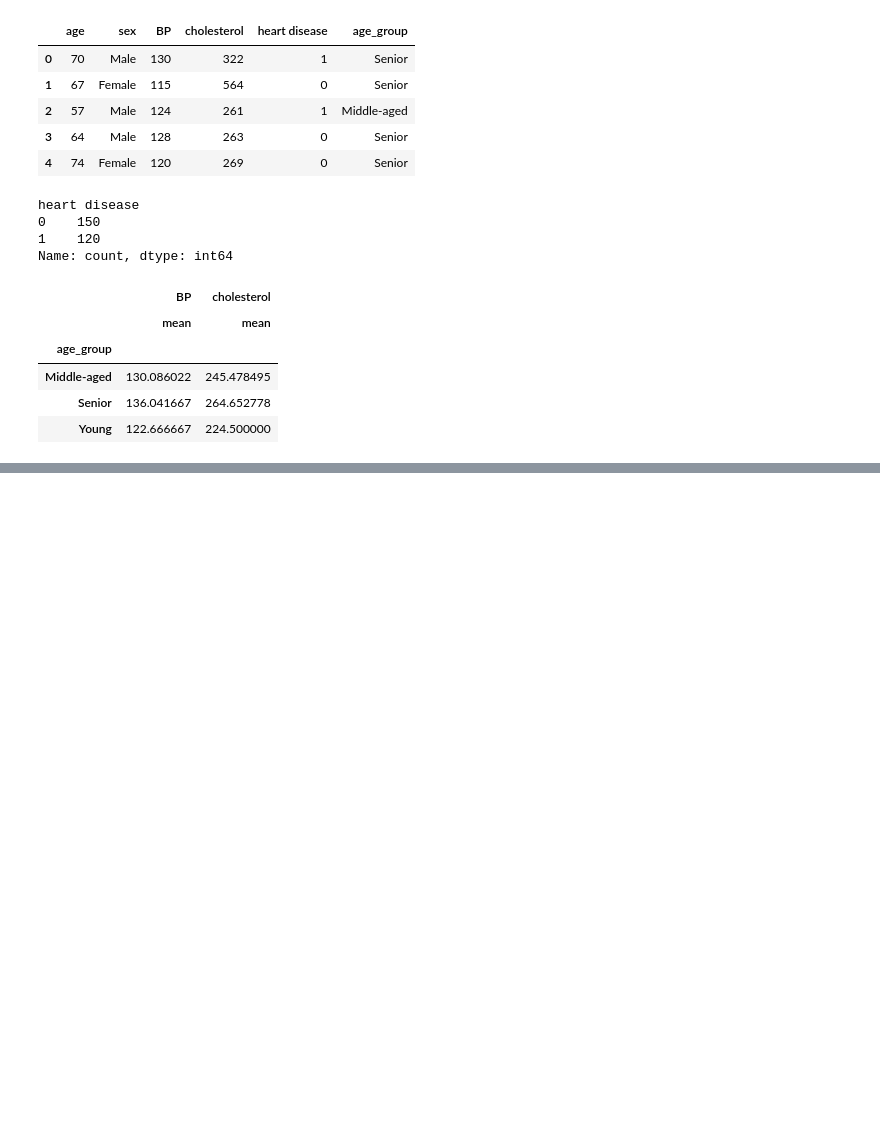
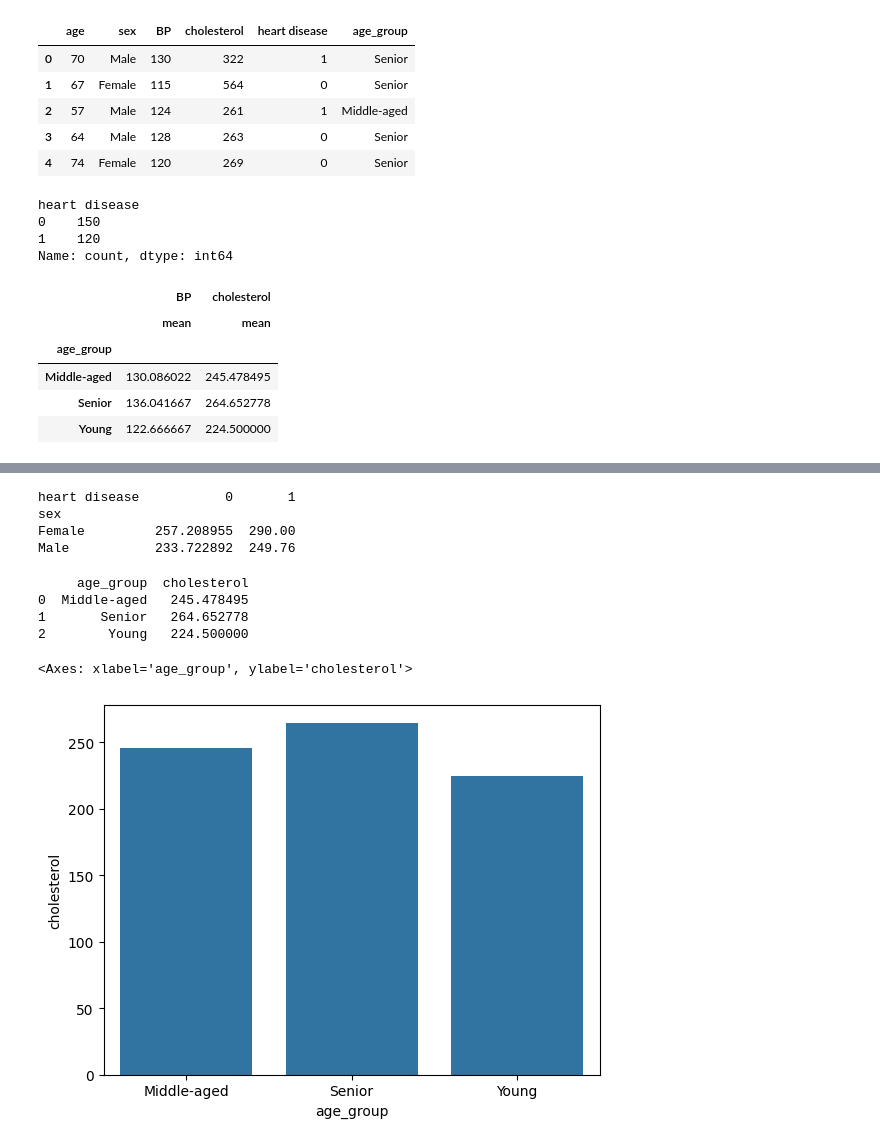
Before and after one commit to divyakhandelwal2211/regex-python-libraries, a Jupyter notebook: heart_v2.ipynb, the cells around one changed output, grey strips where cells are left out. Drawn from its saved outputs; the diff is of its cells as text; code cells hidden in the pictures; blank space fills up the shorter version.

```diff
--- a/heart_v2.ipynb
+++ b/heart_v2.ipynb
@@ -112,0 +177,29 @@ df.groupby('age_group').agg({'BP':['mean'],'cholesterol':['mean']})
+# %%
+import pandas as pd
+
+# Create pivot table
+pivot = pd.pivot_table(
+    df,
+    values='cholesterol',
+    index='sex',
+    columns='heart disease',
+    aggfunc='mean'
+)
+
+print(pivot)
+# %% [output]
+heart disease           0       1
+sex
+Female         257.208955  290.00
+Male           233.722892  249.76
+# %%
+grouped1 = df.groupby('age_group') ['cholesterol'].mean().reset_index()
+print(grouped1)
+sns.barplot( x='age_group',y='cholesterol',data=grouped1)
+# %% [output]
+     age_group  cholesterol
+0  Middle-aged   245.478495
+1       Senior   264.652778
+2        Young   224.500000
+<Axes: xlabel='age_group', ylabel='cholesterol'>
+[figure, added]
```
Also changed, not shown: parts of 8 cells of this notebook, 2 other files.
